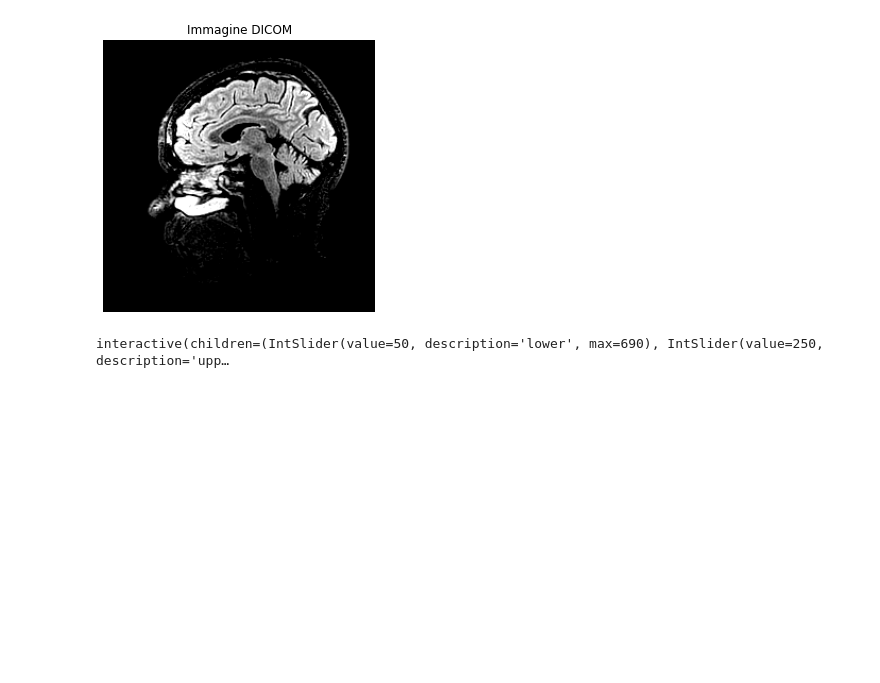
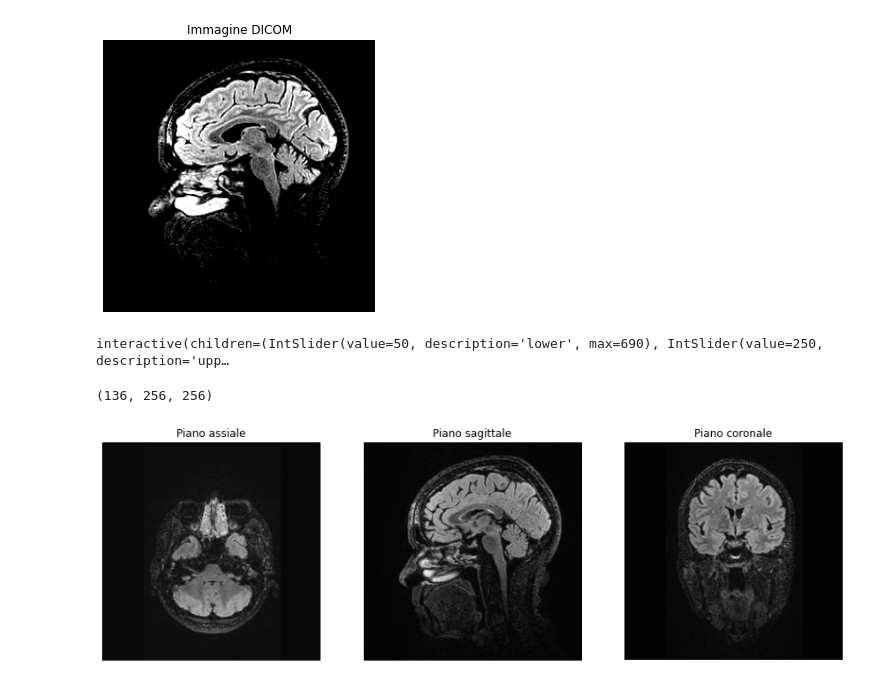
Before and after one commit to fredffsixty/Medical_Imaging, a Jupyter notebook: Finestratura immagini DICOM.ipynb, the cells around one changed output. Saved outputs shown, nothing was run; the diff lists cells and outputs as text; code cells hidden in the pictures; blank space fills up the shorter version.

```diff
--- a/Finestratura immagini DICOM.ipynb
+++ b/Finestratura immagini DICOM.ipynb
@@ -7,6 +8,6 @@ import nibabel as nib
 # %%
 
-def plot_images(img_stack, *, labels=None, figdim=5, colormap=plt.cm.gray, **imshowkwarg):
+def plot_images(img_stack, *, labels=None, figdim=5, colormap=plt.cm.gray, show=True, **imshowkwarg):
     """
     Funzione di utilità per mostrare una grigli di immagini, impostando la lista delle legende
     e, opzionalmente, la colormap che di default è impostata a livelli di grigio
@@ -45,6 +46,9 @@ def plot_images(img_stack, *, labels=None, figdim=5, colormap=plt.cm.gray, **ims
 
                 img += 1 # immagine successiva
 
+    if show == True:
+        plt.show()
+
     return axs
 # %%
 dcm_img=pydicom.dcmread('Data/Sag_FLAIR+FATSAT_CUBE_3/IM-0021-0071.dcm')
@@ -52,0 +79,11 @@ dcm_img_data = dcm_img.pixel_array
+# %%
+# dimensioni dei voxel
+
+# orizzontale
+print(dcm_img.PixelSpacing)
+
+# longitudinale
+print(dcm_img.SliceThickness)
+
+# rapporto d'aspetto dei voxel
+ar = dcm_img.SliceThickness/dcm_img.PixelSpacing[0]
@@ -154,3 +197,41 @@ def load_dcm_volume(directory):
     return volume
 # %%
 dcm_volume = load_dcm_volume('Data/Sag_FLAIR+FATSAT_CUBE_3')
+
+dcm_volume.shape
+# %% [output]
+(136, 256, 256)
+# %%
+# Il volume è acquisito in maniera anisotropa lungo la direzione longitudinale
+# Abbiamo già calcolato l'aspect ratio del voxel
+# e inoltre gli assi puntano in direzoine oppopsta a quella convenzionale
+# Serve una trasformazione T = S(ar) @ R(-90)
+
+scale_m = np.array([[1.0, 0.0, 0.0],\
+                    [0.0, ar, 0.0],\
+                    [0.0, 0.0, 1.0]])
+
+rot_m = np.array([[0.0, 1.0, 0.0],\
+                  [-1.0, 0.0, 0.0],\
+                  [0.0, 0.0, 1.0]])
+
+trasl_m = np.array([[1.0, 0.0, 128.0],\
+                    [0.0, 1.0, 128.0],\
+                    [0.0, 0.0, 1.0]])
+
+
+# La trasformazione complessiva tiene conto anche di una traslazione dell'origine al centro dell'immagine
+t = trasl_m @ scale_m @ rot_m @ np.matrix(trasl_m).I
+
+labels = ['Piano assiale', 'Piano sagittale', 'Piano coronale']
+
+stack = np.ones((2,256,256))
+
+stack[0] = scipy.ndimage.affine_transform(np.pad(dcm_volume[:,128,:],((60,60),(0,0)),'constant'),np.matrix(t).I)
+stack[1] = scipy.ndimage.affine_transform(np.pad(dcm_volume[:,:,128],((60,60),(0,0)),'constant'),np.matrix(t).I)
+
+images = [stack[0], dcm_volume[68,:,:], stack[1]]
+
+axes = plot_images(images, labels=labels)
+# %% [output]
+[figure, added]
```
Also changed, not shown: parts of 5 cells of this notebook, 9 other files.
